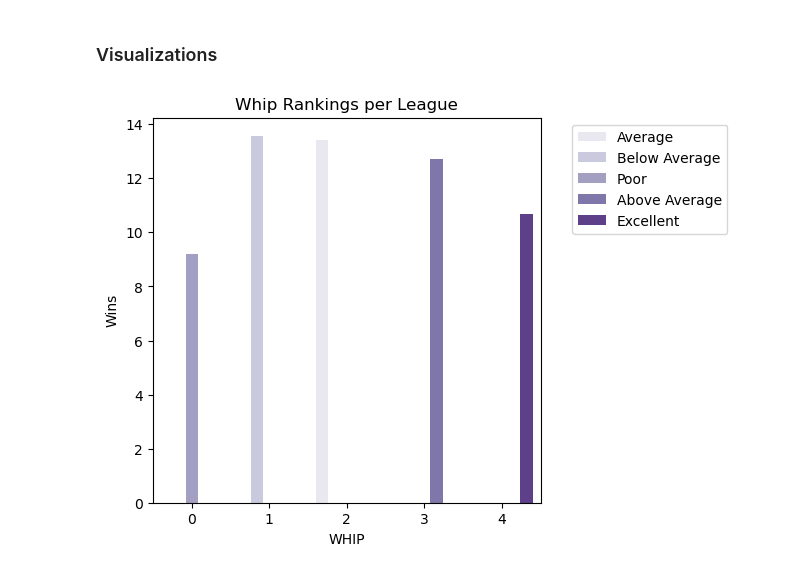
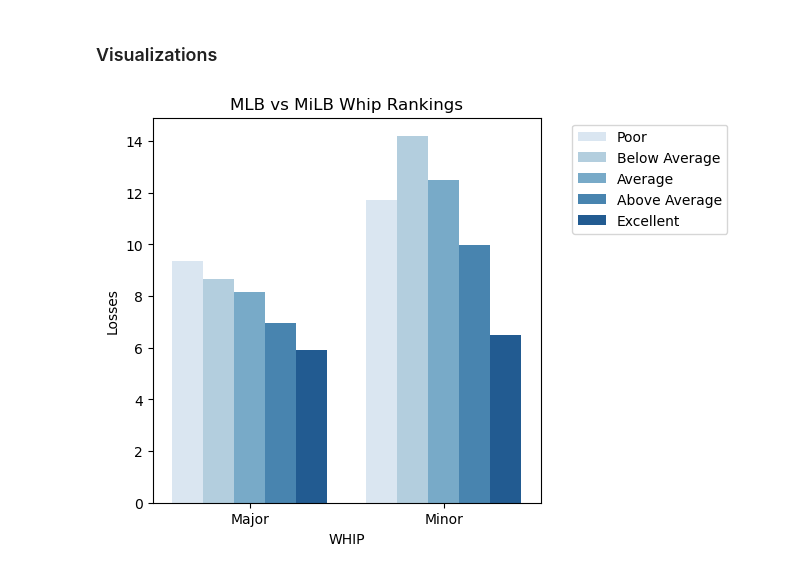
Before and after one commit to Kellyajara/MLB-MiLB-Classification, a Jupyter notebook: EDA .ipynb, the cells around one changed output. Cells and saved outputs as stored; diff of their text form; code cells hidden in the pictures.

```diff
--- a/EDA .ipynb
+++ b/EDA .ipynb
@@ -315,17 +315,20 @@ Pitchers.to_csv('Pitchers.csv')
 ### Visualizations
 # %%
 plt.figure(figsize=(5,5))
-ax = sns.barplot(data = Pitchers, x = 'WHIP_Rank', y = 'W',hue = 'WHIP Rank' ,palette = 'Purples', ci=None)
+ax = sns.barplot(data = Pitchers, x = 'League', y = 'L',hue = 'WHIP Rank', ci=None,  hue_order=hue_order,
+                palette = 'Blues')
 
-ax.set_title('Whip Rankings per League')
+hue_order = ['Poor', 'Below Average', 'Average','Above Average', 'Excellent']
+
+
+ax.set_title('MLB vs MiLB Whip Rankings')
 ax.set_xlabel('WHIP')
-ax.set_ylabel('Wins')
+ax.set_ylabel('Losses')
 
 plt.yticks([0,2,4,6,8,10,12,14])
-plt.xticks([0,1,2,3,4])
 
 plt.legend(loc='upper right', bbox_to_anchor = (1.5,1))
 
 plt.show()
 # %% [output]
-[figure, old version]
+[figure, new version]
```
Also changed, not shown: parts of 4 cells of this notebook, 2 other files.
